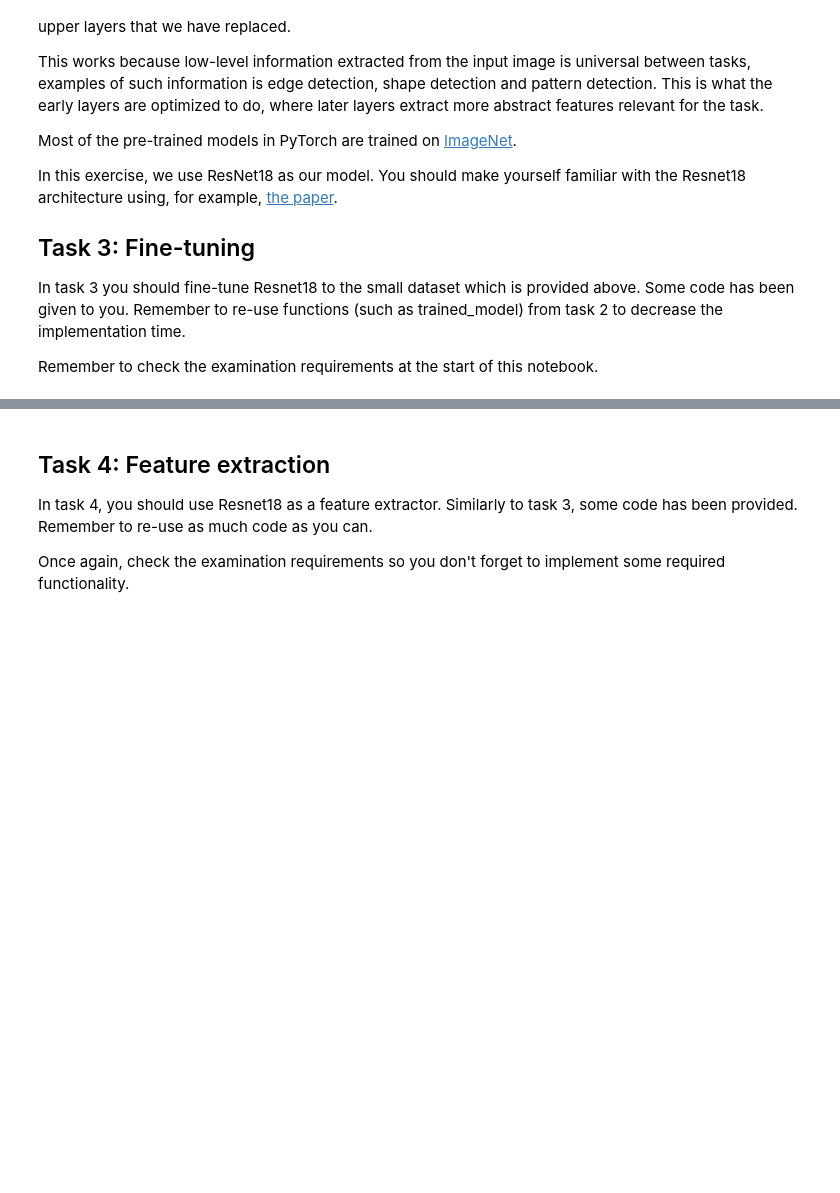
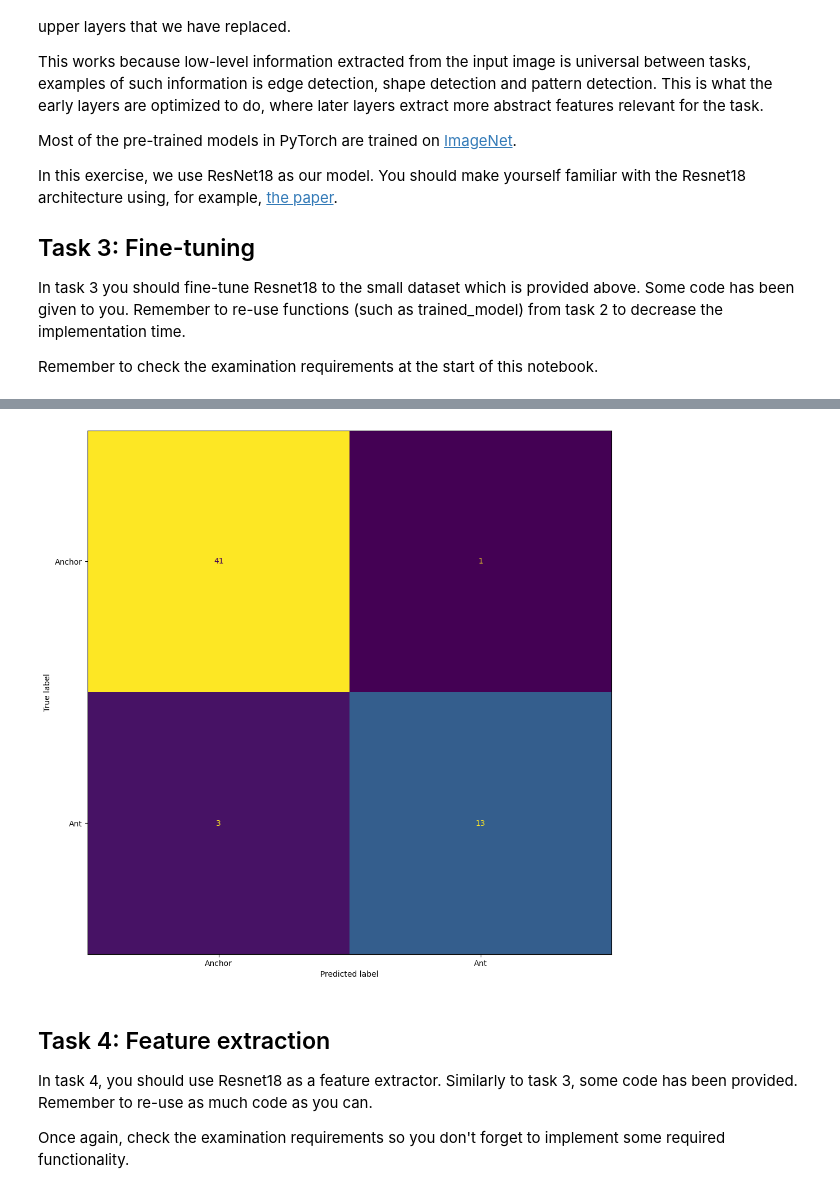
Before and after one commit to afy/d7046e-ann3, a Jupyter notebook: ANN-Exercise-3-group1.ipynb, the cells around one changed output, grey strips where cells are left out. Drawn from its saved outputs; the diff is of its cells as text; code cells hidden in the pictures; blank space fills up the shorter version.

```diff
--- a/ANN-Exercise-3-group1.ipynb
+++ b/ANN-Exercise-3-group1.ipynb
@@ -404,7 +395,7 @@ criterion_ft = nn.CrossEntropyLoss()
 optimizer_ft = optim.Adam(model_ft.parameters(), lr=LEARNING_RATE)
 
 # Train the model
-train_loader_3, val_loader_3, test_loader_3 = load_datasets(task=3, batch_size=BATCH_SIZE, shuffle=SHUFFLE_DATASETS)
+train_loader_3, val_loader_3, test_loader_3 = load_datasets(task=3, batch_size=BATCH_SIZE)
 trained_model_ft, tr_a, v_a = train_model(
     model_ft,
     criterion_ft,
@@ -437,3 +428,4 @@ Final test Accuracy: 94.05%
+[figure, added]
 # %% [markdown]
 ## Task 4: Feature extraction
 In task 4, you should use Resnet18 as a feature extractor. Similarly to task 3, some code has been provided. Remember to re-use as much code as you can.
```
Also changed, not shown: parts of 4 cells of this notebook.
